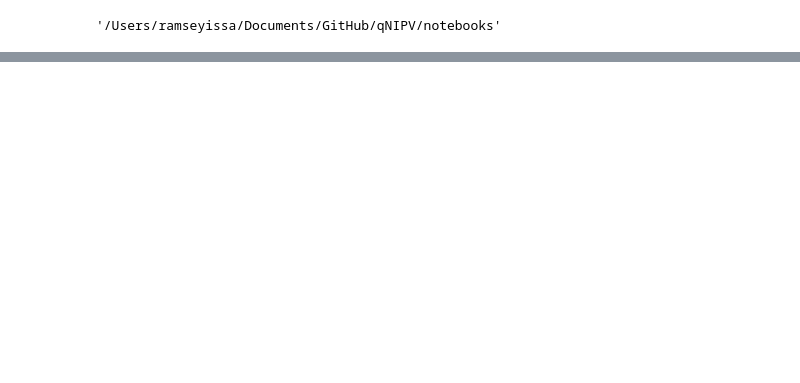
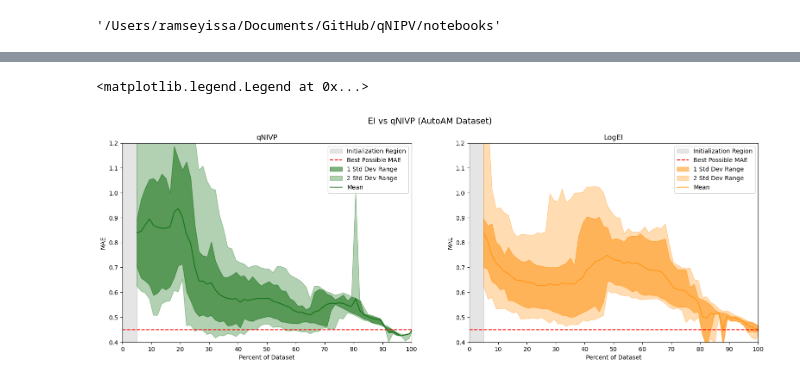
Before and after one commit to ramseyissa/qNIPV, a Jupyter notebook: notebooks/figures.ipynb, the cells around one changed output, grey strips where cells are left out. Cells and saved outputs as stored; diff of their text form; code cells hidden in the pictures; blank space fills up the shorter version.

```diff
--- a/notebooks/figures.ipynb
+++ b/notebooks/figures.ipynb
@@ -163,0 +269,47 @@ No artists with labels found to put in legend.  Note that artists whose label st
+# %%
+logei_am = np.load('../results/logei_autoAM_qnipv_vs_logei_30percent.npy')
+qnipv_am = np.load('../results/qnipv_autoAM_qnipv_vs_logei_30percent.npy')
+# %%
+# Create a 2x2 grid of subplots
+fig, axs = plt.subplots(1, 2, figsize=(19, 6))
+fig.suptitle('EI vs qNIVP (AutoAM Dataset)', size=14)
+
+# Plot a horizontal line at y=0.28 for all subplots
+# for ax in axs.flat:
+#     ax.axhline(y=0.51, color='k', linestyle='--', label='Best MAE')
+
+for ax in axs.flat:
+    # Highlight initialization region (0-5%)
+    ax.axvspan(0, 5, color='gray', alpha=0.2,label='Initialization Region')
+    # label='Initialization Region'
+    # You can add more regions if needed:
+    # ax.axvspan(50, 60, color='yellow', alpha=0.1, label='Region of Interest')
+
+    ax.axhline(y=0.45, color='r', linestyle='--', label='Best Possible MAE')
+    # label='Initialize w/ 5%'
+    ax.set_xlim([0, 100])
+    ax.set_ylim([0.4, 1.2])
+    ax.set_xticks(np.arange(0, 101, 10))
+
+
+
+# First subplot: qNIVP
+axs[0].fill_between(am_percent, np.percentile(qnipv_am,15.9,axis=0),np.percentile(qnipv_am,84.1,axis=0) , ec='none',color='darkgreen', alpha=0.5, label='1 Std Dev Range')
+axs[0].fill_between(am_percent,np.percentile(qnipv_am,2.3,axis=0),np.percentile(qnipv_am,97.7,axis=0) , ec='none',color='darkgreen', alpha=0.3, label='2 Std Dev Range')
+axs[0].plot(am_percent, np.mean(qnipv_am,axis=0), color='darkgreen',alpha=0.7, label='Mean')
+axs[0].set_title('qNIVP')
+axs[0].set_xlabel('Percent of Dataset')
+axs[0].set_ylabel('MAE')
+axs[0].legend()
+
+# Second subplot: EI
+axs[1].fill_between(am_percent,np.percentile(logei_am,15.9,axis=0),np.percentile(logei_am,84.1,axis=0), ec='none',color='darkorange', alpha=0.5, label='1 Std Dev Range')
+axs[1].fill_between(am_percent, np.percentile(logei_am,2.3,axis=0),np.percentile(logei_am,97.7,axis=0), ec='none',color='darkorange', alpha=0.3, label='2 Std Dev Range')
+axs[1].plot(am_percent, np.mean(logei_am,axis=0), color='darkorange',alpha=0.7, label='Mean')
+axs[1].set_title('LogEI')
+axs[1].set_xlabel('Percent of Dataset')
+axs[1].set_ylabel('MAE')
+axs[1].legend()
+# %% [output]
+<matplotlib.legend.Legend at 0x...>
+[figure, added]
```
Also changed, not shown: parts of 15 cells of this notebook, 12 other files.
